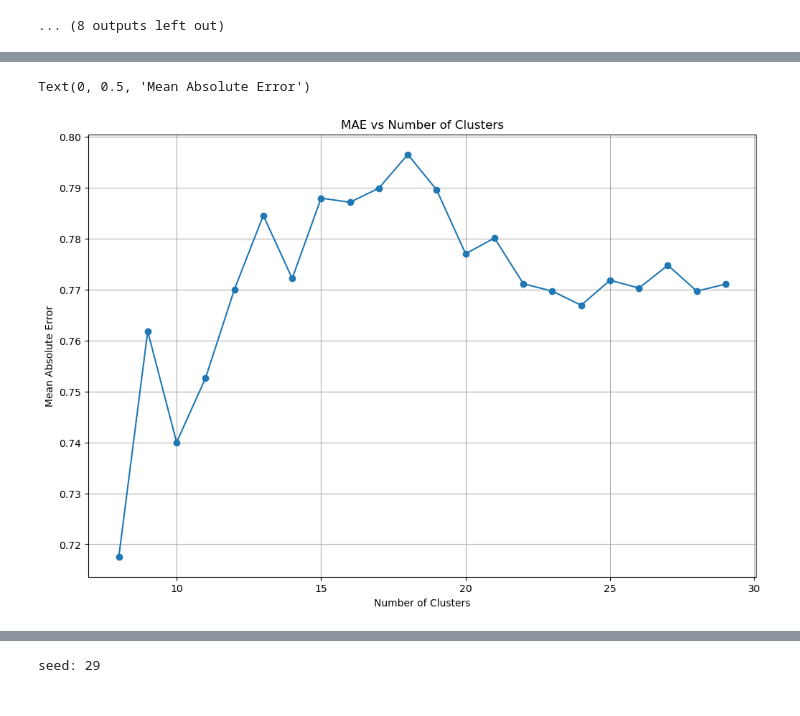
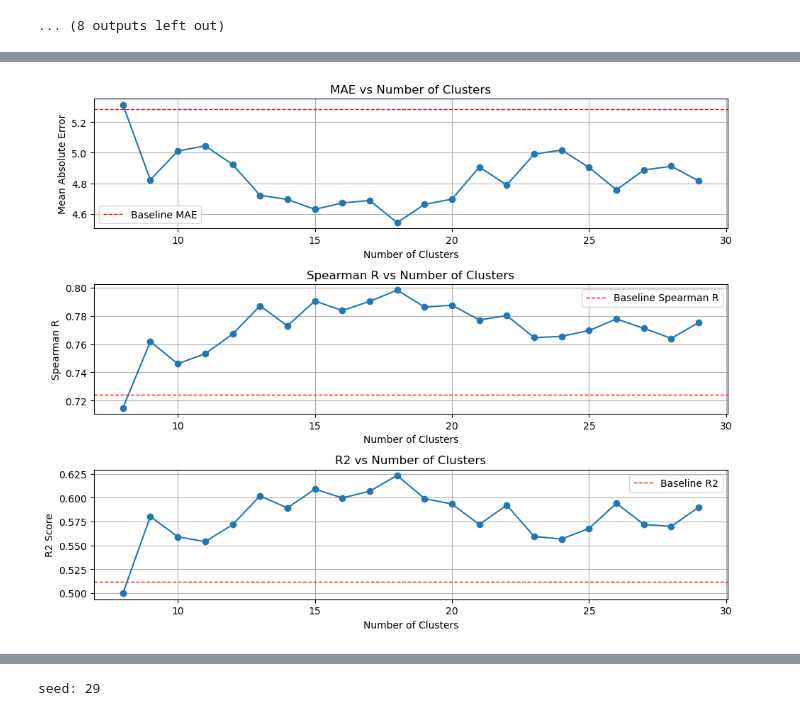
Before and after one commit to FinnWeikert/master-project, a Jupyter notebook: notebooks_final/BOW_window_features.ipynb, the cells around one changed output, grey strips where cells are left out. Drawn from its saved outputs; the diff is of its cells as text; code cells hidden in the pictures.

```diff
--- a/notebooks_final/BOW_window_features.ipynb
+++ b/notebooks_final/BOW_window_features.ipynb
@@ -91,12 +108,12 @@ for feat in ['total_path', 'path_ratio', 'spatial_spread', 'sparc', 'palm_area_c
 from sklearn.preprocessing import RobustScaler
 scaler = RobustScaler()
 
-for feat in ['total_path', 'path_ratio', 'spatial_spread', 'sparc', 'palm_area_cv', 'hf_ratio', 'speed_peaks', 'acc_rms']:
+for feat in ['total_path', 'path_ratio', 'spatial_spread', 'sparc', 'palm_area_cv', 'hf_ratio', 'speed_peaks', 'acc_rms']: #['bimanual_sync', 'bimanual_ratio', 'bimanual_dist_mean', 'bimanual_dist_std']:#
 
     X = df_window_features[feat]
     X_scaled = scaler.fit_transform(X.values.reshape(-1, 1))
 
-    plt.figure(figsize=(9, 3))
+    plt.figure(figsize=(15, 5))
     plt.subplot(1, 3, 1)
     plt.title(f"Robust Scaled Dist of {feat}")
     pd.Series(X_scaled.flatten()).hist(bins=50)
@@ -140,7 +160,7 @@ corr_matrix
 # %%
-vocab = KinematicVocabulary(n_clusters=18, random_state=42, model_type='kmeans', n_init=5,
+vocab = KinematicVocabulary(n_clusters=18, random_state=42, model_type='kmeans', n_init=20,
                           feature_cols=['path_ratio', 'spatial_spread', 'palm_area_cv', 'sparc'],
-                          power_feats=['path_ratio', 'spatial_spread', 'palm_area_cv', 'sparc'],
+                          log_feats=['path_ratio', 'spatial_spread', 'palm_area_cv', 'sparc'],
                           )
 
 """df_bimanual = df_window_features[df_window_features['bimanual_dist_mean'].notna()]
@@ -469,11 +1148,7 @@ class KinematicVocabulary:
         )
 
     def _preprocess(self, df, fit=False):
-        X = df[self.feature_cols].copy()
-
-        # Optional sign flip
-        if 'sparc' in X.columns:
-            X['sparc'] = -X['sparc']
+        X = df.loc[:, self.feature_cols].copy()
 
         # --- Yeo-Johnson transform ---
         if self.power_feats is not None:
@@ -540,8 +1217,8 @@ for n_cluster in range(8, 30, 2):
     for seed in random.sample(range(100), 2):
         print('seed:', seed)
         vocab = KinematicVocabulary(n_clusters=n_cluster, random_state=seed, model_type='kmeans', n_init=10,
-                                    feature_cols=['total_path', 'path_ratio', 'spatial_spread', 'palm_area_cv', 'sparc'],
-                                    log_feats=['total_path','path_ratio', 'spatial_spread', 'palm_area_cv', 'sparc'],
+                                    feature_cols=['path_ratio', 'spatial_spread', 'palm_area_cv', 'sparc'],
+                                    log_feats=['path_ratio', 'spatial_spread', 'palm_area_cv', 'sparc'],
                                     power_feats=None)
 
         # => either go with this or total_path instead of vel_p90, but not both since they are redundant
@@ -834,13 +1518,35 @@ r2s = [list(r.values())[0]['R2'] for r in results]
 # %%
 # plot the results
 import matplotlib.pyplot as plt
 
-plt.figure(figsize=(12, 8))
-plt.plot(clusters, spearmans, marker='o')
+plt.figure(figsize=(10, 8))
+plt.subplot(3, 1, 1)
+plt.plot(clusters, maes, marker='o')
 plt.grid()
+plt.axhline(y=5.2828, color='r', linestyle='--', label='Baseline MAE', linewidth=1)
 plt.title('MAE vs Number of Clusters')
 plt.xlabel('Number of Clusters')
 plt.ylabel('Mean Absolute Error')
+plt.legend()
+
+plt.subplot(3, 1, 2)
+plt.plot(clusters, spearmans, marker='o')
+plt.grid()
+plt.title('Spearman R vs Number of Clusters')
+plt.axhline(y=0.7240, color='r', linestyle='--', label='Baseline Spearman R', linewidth=1)
+plt.xlabel('Number of Clusters')
+plt.ylabel('Spearman R')
+plt.legend()
+
+plt.subplot(3, 1, 3)
+plt.plot(clusters, r2s, marker='o')
+plt.grid()
+plt.title('R2 vs Number of Clusters')
+plt.axhline(y=0.5118, color='r', linestyle='--', label='Baseline R2', linewidth=1)
+plt.xlabel('Number of Clusters')
+plt.ylabel('R2 Score')
+plt.legend()
+plt.tight_layout()
+plt.show()
 # %% [output]
-Text(0, 0.5, 'Mean Absolute Error')
-[figure, old version]
+[figure, new version]
```
Also changed, not shown: parts of 51 cells of this notebook, 15 other files.
